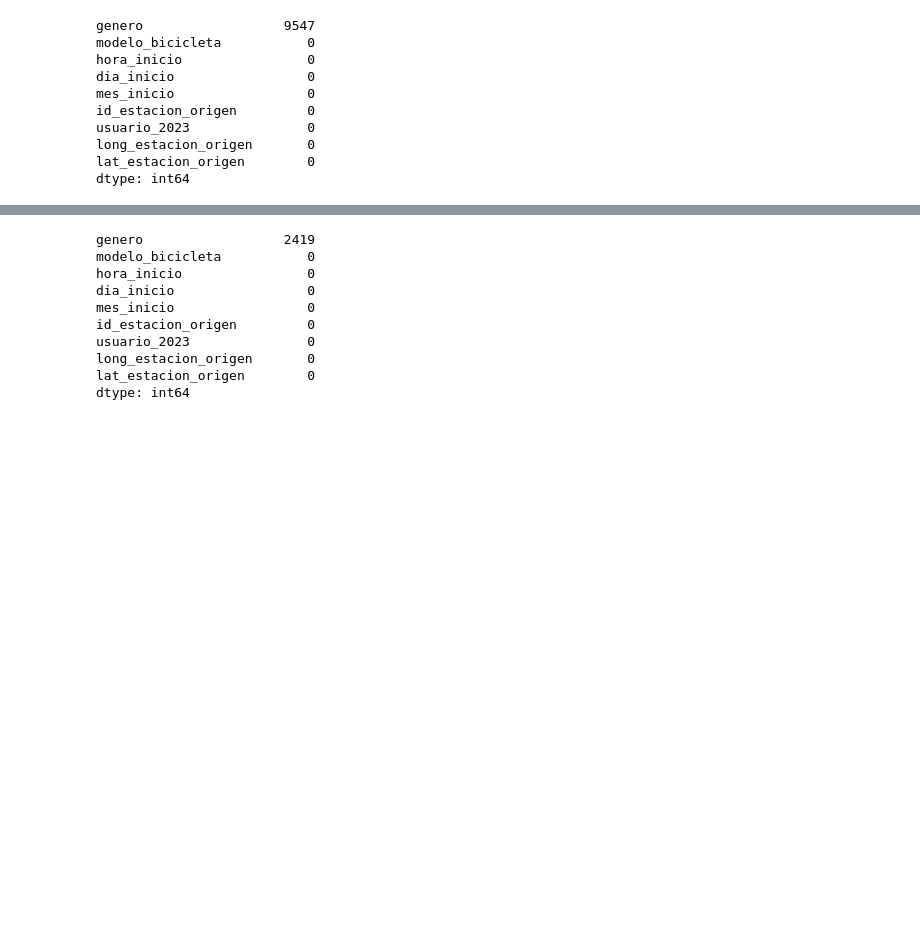
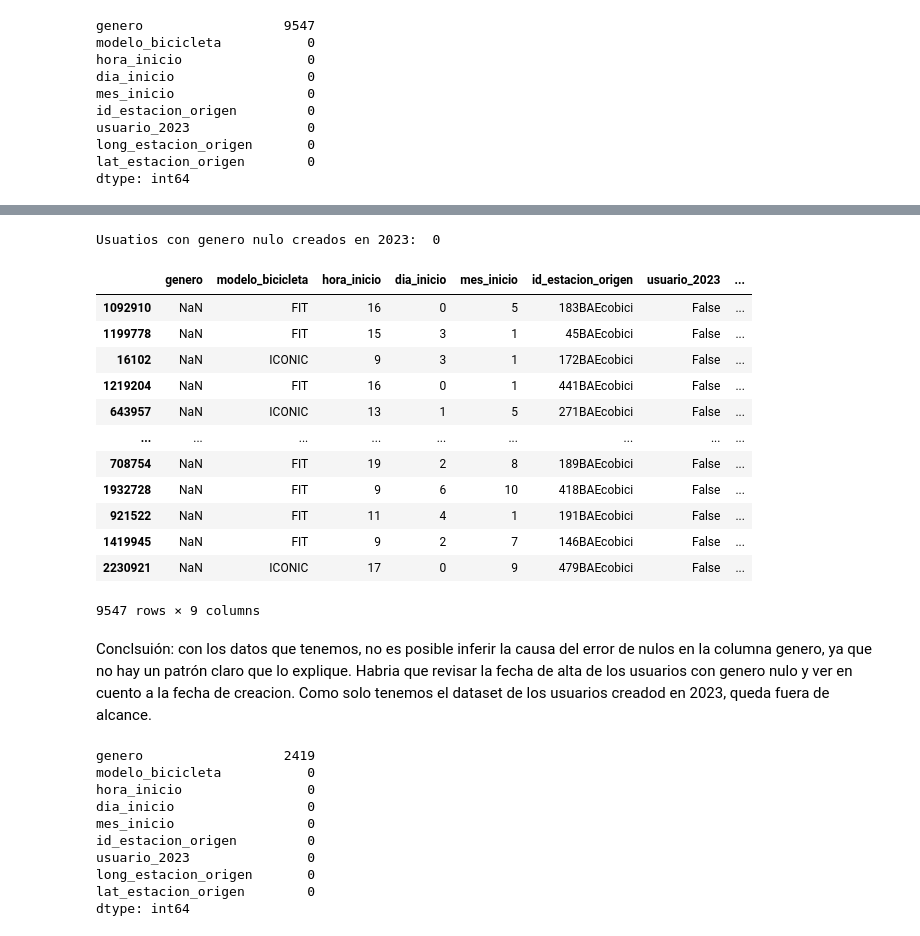
Before and after one commit to brigere/data-anlysis-ceia, a Jupyter notebook: tp_final_2026.ipynb, the cells around one changed output, grey strips where cells are left out. Saved outputs shown, nothing was run; the diff lists cells and outputs as text; code cells hidden in the pictures; blank space fills up the shorter version.

Commit message:
se agreaga analisis de nulos

```diff
--- a/tp_final_2026.ipynb
+++ b/tp_final_2026.ipynb
@@ -928 +928,25 @@ Porcentaje de nulos en la columna genero:  0.0 %
+# %%
+# investigamos el tipor de error
+X_nulos = X_train[X_train["genero"].isnull()]
+
+print("Usuatios con genero nulo creados en 2023: ", X_nulos[X_nulos["usuario_2023"] == True].shape[0])
+X_nulos
+# %% [output]
+Usuatios con genero nulo creados en 2023:  0
+|  | genero | modelo_bicicleta | hora_inicio | dia_inicio | mes_inicio | id_estacion_origen | usuario_2023 | ... |
+| 1092910 | NaN | FIT | 16 | 0 | 5 | 183BAEcobici | False | ... |
+| 1199778 | NaN | FIT | 15 | 3 | 1 | 45BAEcobici | False | ... |
+| 16102 | NaN | ICONIC | 9 | 3 | 1 | 172BAEcobici | False | ... |
+| 1219204 | NaN | FIT | 16 | 0 | 1 | 441BAEcobici | False | ... |
+| 643957 | NaN | ICONIC | 13 | 1 | 5 | 271BAEcobici | False | ... |
+| ... | ... | ... | ... | ... | ... | ... | ... | ... |
+| 708754 | NaN | FIT | 19 | 2 | 8 | 189BAEcobici | False | ... |
+| 1932728 | NaN | FIT | 9 | 6 | 10 | 418BAEcobici | False | ... |
+| 921522 | NaN | FIT | 11 | 4 | 1 | 191BAEcobici | False | ... |
+| 1419945 | NaN | FIT | 9 | 2 | 7 | 146BAEcobici | False | ... |
+| 2230921 | NaN | ICONIC | 17 | 0 | 9 | 479BAEcobici | False | ... |
+9547 rows × 9 columns
+# %% [markdown]
+Conclsuión: con los datos que tenemos, no es posible inferir la causa del error de nulos en la columna genero, ya que no hay un patrón claro que lo explique.
+Habria que revisar la fecha de alta de los usuarios con genero nulo y ver en cuento a la fecha de creacion. Como solo tenemos el dataset de los usuarios creadod en 2023, queda fuera de alcance.
 # %%
```
Also changed, not shown: parts of 2 cells of this notebook.
